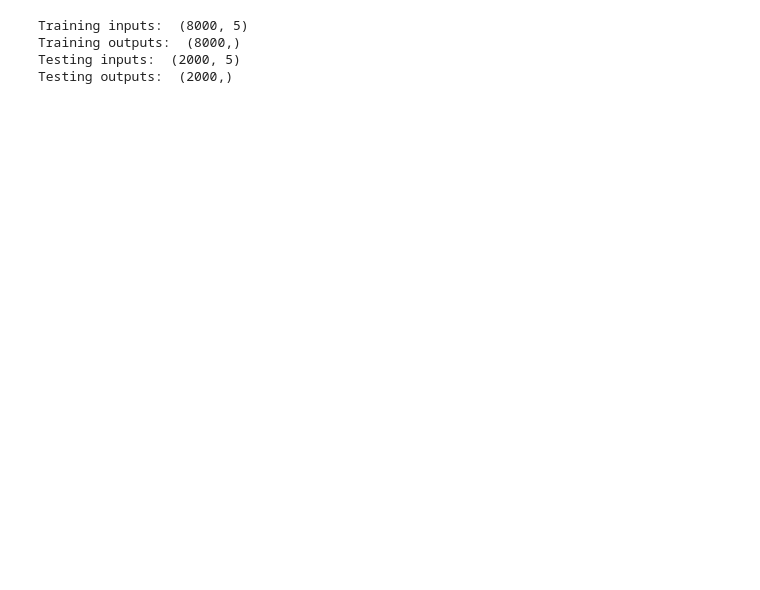
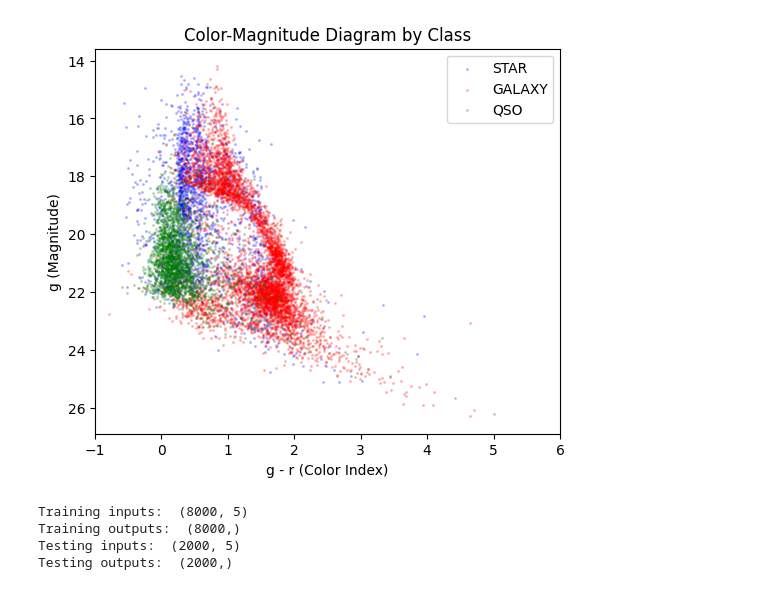
Before and after one commit to csabiu/KAML-2025, a Jupyter notebook: KAML_catalogues.ipynb, the cells around one changed output. Saved outputs shown, nothing was run; the diff lists cells and outputs as text; code cells hidden in the pictures; blank space fills up the shorter version.

```diff
--- a/KAML_catalogues.ipynb
+++ b/KAML_catalogues.ipynb
@@ -73,3 +80,26 @@ df_sdss[['u_g', 'g_r', 'r_i', 'i_z']].head()
+# %%
+# Plot a color-magnitude diagram
+class_colors = {
+    'STAR': 'blue',
+    'GALAXY': 'red',
+    'QSO': 'green'
+}
+
+plt.figure(figsize=(6, 5))
+
+for cls, color in class_colors.items():
+    subset = df_sdss[df_sdss['specClass'] == cls]
+    plt.scatter(subset['g_r'], subset['g'], c=color, label=cls, alpha=0.2, s=1.5)
+
+plt.gca().invert_yaxis()
+plt.xlabel('g - r (Color Index)')
+plt.ylabel('g (Magnitude)')
+plt.title('Color-Magnitude Diagram by Class')
+plt.xlim([-1,6])
+plt.legend()
+plt.show()
+# %% [output]
+[figure, added]
 # %%
 from sklearn.model_selection import train_test_split
 
```
Also changed, not shown: parts of 12 cells of this notebook.
